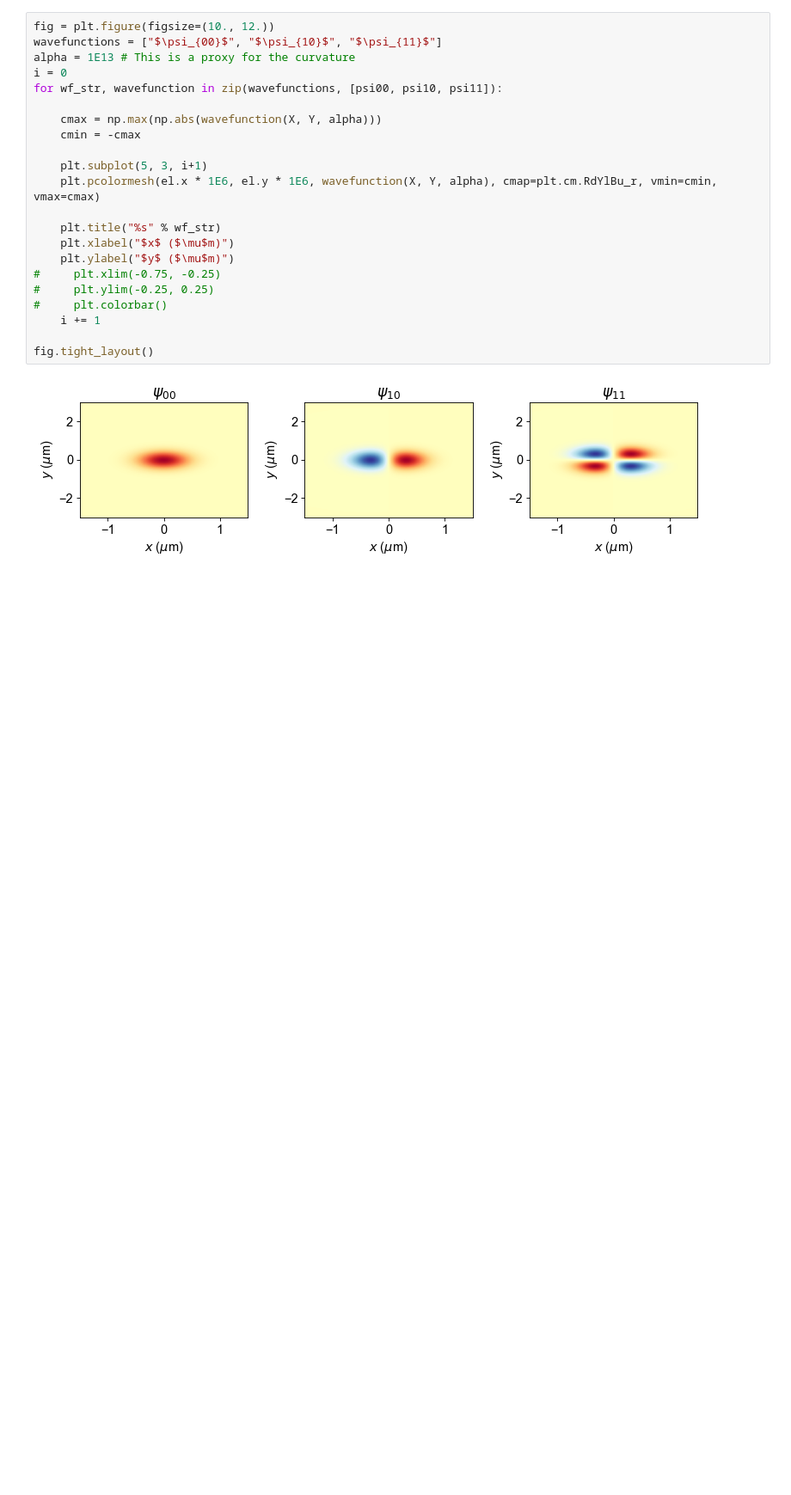
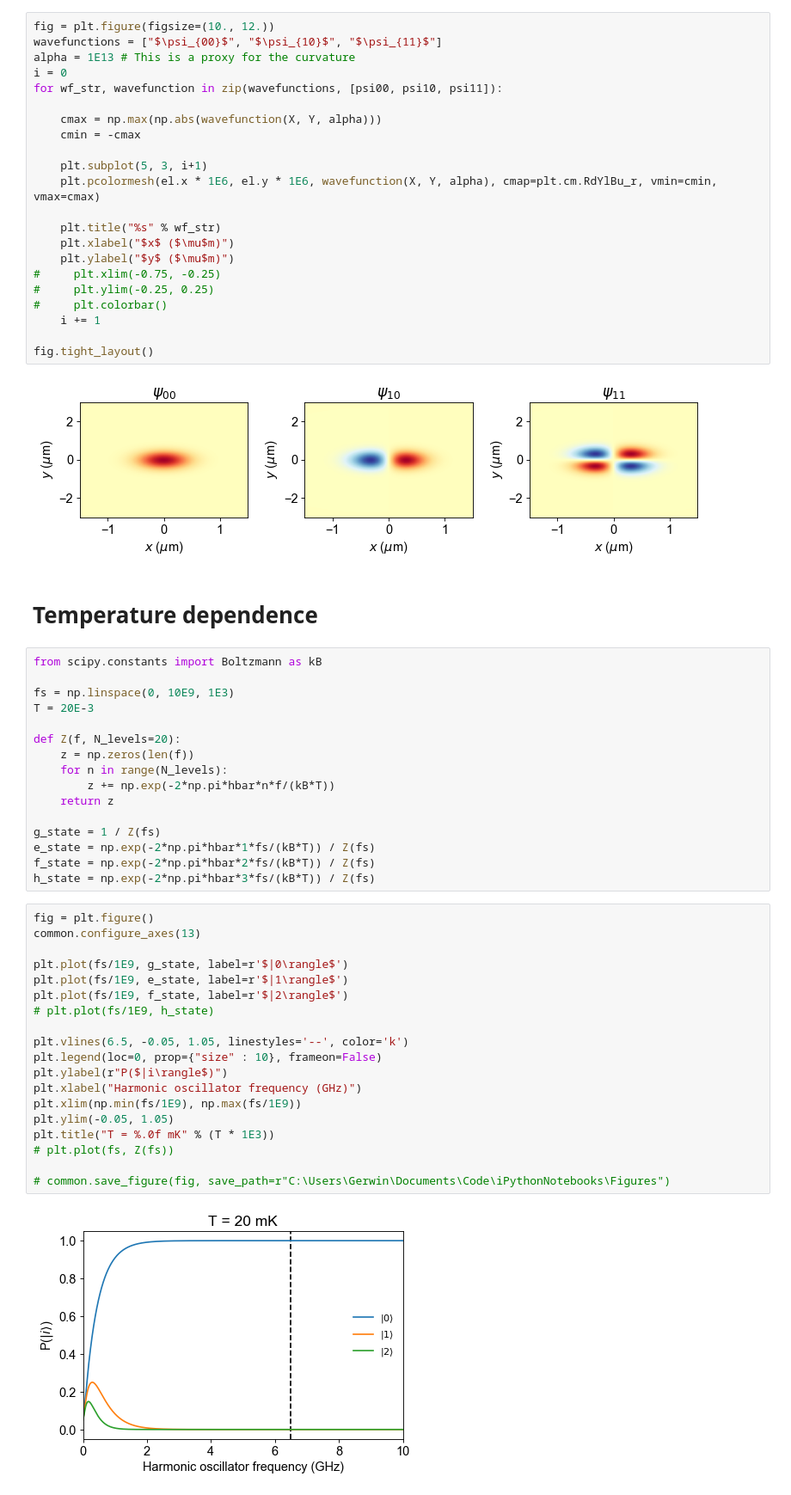
Before and after one commit to gkoolstra/ipython-notebooks, a Jupyter notebook: 20171106 - Schrodinger 2D class test.ipynb, the cells around one changed output. Shown at 86% size. Drawn from its saved outputs; the diff is of its cells as text; blank space fills up the shorter version.

```diff
--- a/20171106 - Schrodinger 2D class test.ipynb
+++ b/20171106 - Schrodinger 2D class test.ipynb
@@ -588,3 +590,42 @@ for wf_str, wavefunction in zip(wavefunctions, [psi00, psi10, psi11]):
 fig.tight_layout()
 # %% [output]
 [figure]
+# %% [markdown]
+# Temperature dependence
+# %%
+from scipy.constants import Boltzmann as kB
+
+fs = np.linspace(0, 10E9, 1E3)
+T = 20E-3
+
+def Z(f, N_levels=20):
+    z = np.zeros(len(f))
+    for n in range(N_levels):
+        z += np.exp(-2*np.pi*hbar*n*f/(kB*T))
+    return z
+
+g_state = 1 / Z(fs)
+e_state = np.exp(-2*np.pi*hbar*1*fs/(kB*T)) / Z(fs)
+f_state = np.exp(-2*np.pi*hbar*2*fs/(kB*T)) / Z(fs)
+h_state = np.exp(-2*np.pi*hbar*3*fs/(kB*T)) / Z(fs)
+# %%
+fig = plt.figure()
+common.configure_axes(13)
+
+plt.plot(fs/1E9, g_state, label=r'$|0\rangle$')
+plt.plot(fs/1E9, e_state, label=r'$|1\rangle$')
+plt.plot(fs/1E9, f_state, label=r'$|2\rangle$')
+# plt.plot(fs/1E9, h_state)
+
+plt.vlines(6.5, -0.05, 1.05, linestyles='--', color='k')
+plt.legend(loc=0, prop={"size" : 10}, frameon=False)
+plt.ylabel(r"P($|i\rangle$)")
+plt.xlabel("Harmonic oscillator frequency (GHz)")
+plt.xlim(np.min(fs/1E9), np.max(fs/1E9))
+plt.ylim(-0.05, 1.05)
+plt.title("T = %.0f mK" % (T * 1E3))
+# plt.plot(fs, Z(fs))
+
+# common.save_figure(fig, save_path=r"C:\Users\Gerwin\Documents\Code\iPythonNotebooks\Figures")
+# %% [output]
+[figure, added]
```
Also changed, not shown: parts of 1 cell of this notebook, 2 other files.
